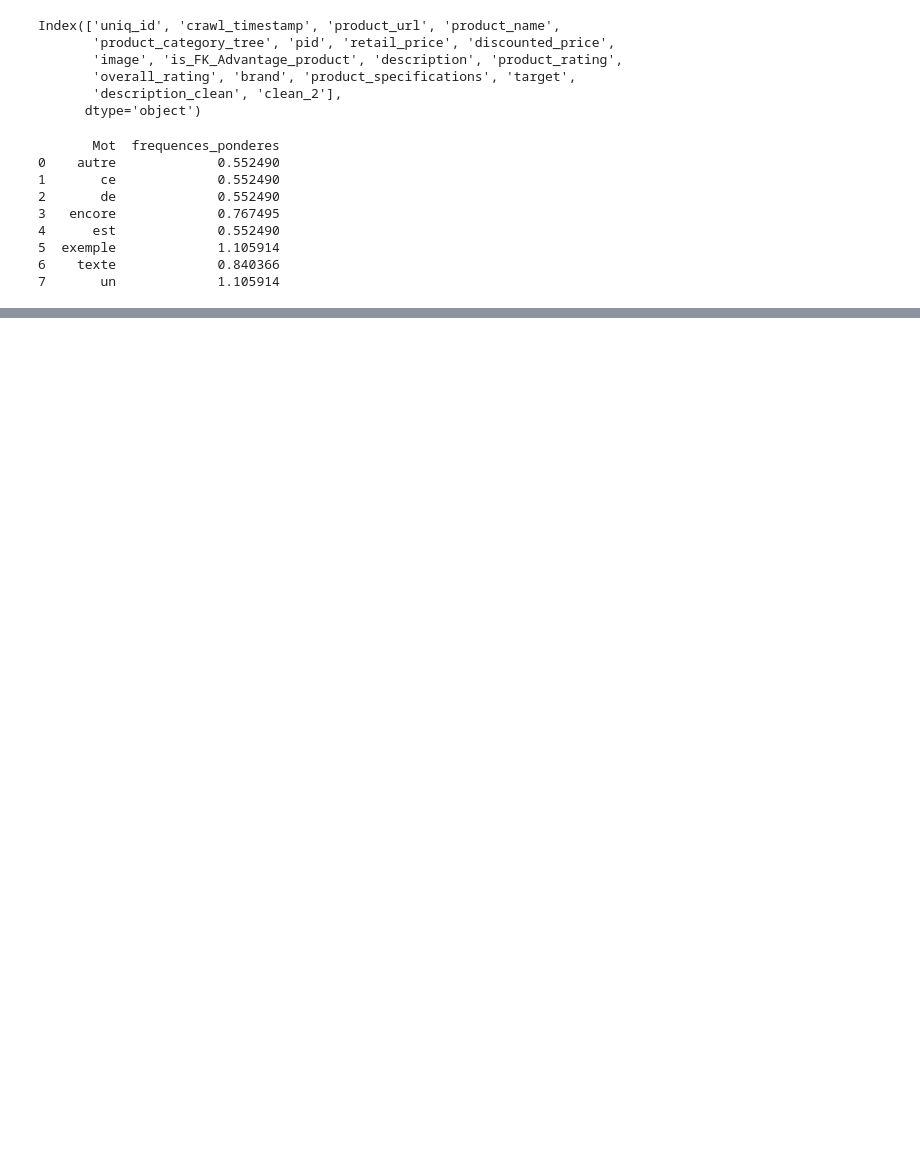
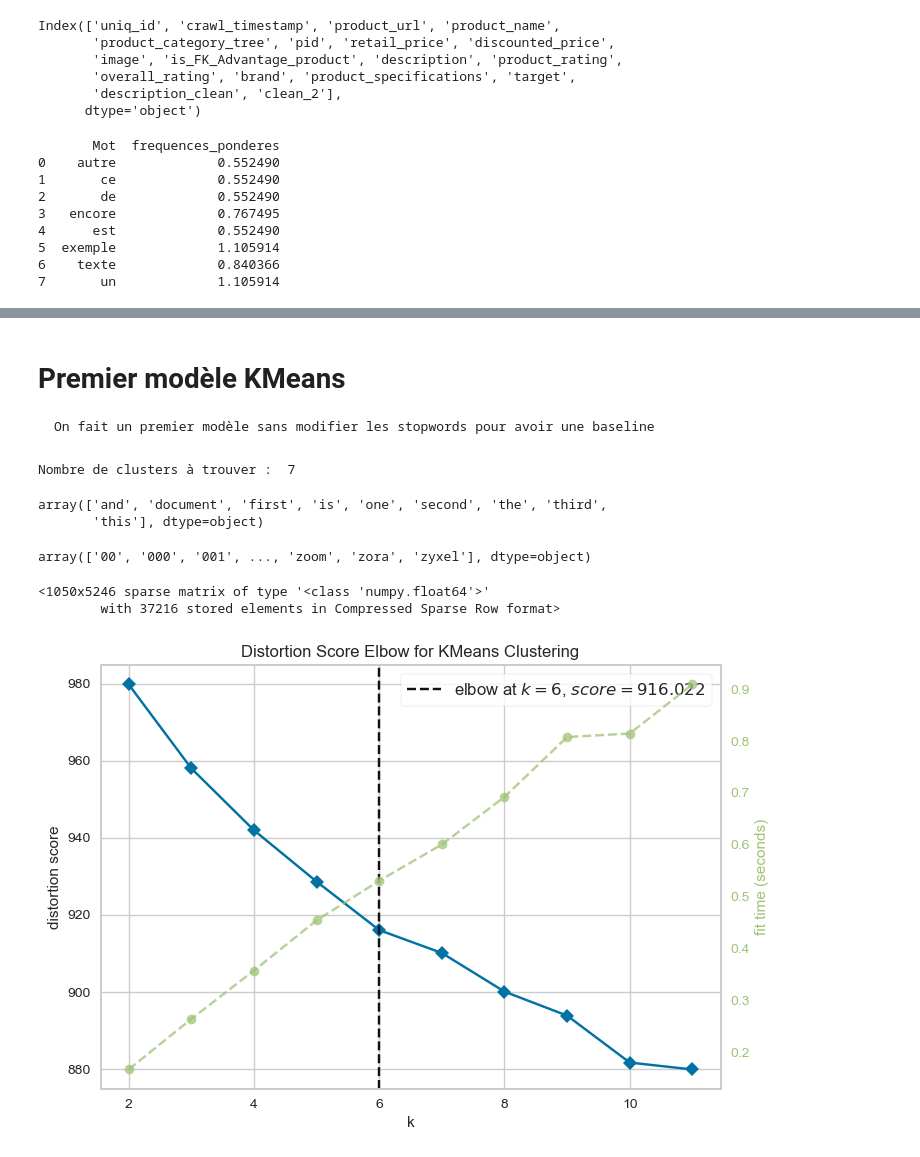
Before and after one commit to ArhurK/P6_NLP_Vison_OC, a Jupyter notebook: P6_Classifiez automatiquement des biens de consommation.ipynb, the cells around one changed output, grey strips where cells are left out. Drawn from its saved outputs; the diff is of its cells as text; code cells hidden in the pictures; blank space fills up the shorter version.

```diff
--- a/P6_Classifiez automatiquement des biens de consommation.ipynb
+++ b/P6_Classifiez automatiquement des biens de consommation.ipynb
@@ -515,0 +629,7 @@ generer_tfidf((df['description_clean'])).sort_values('frequences_ponderes',ascen
+# %% [markdown]
+# Premier modèle KMeans
+    On fait un premier modèle sans modifier les stopwords pour avoir une baseline
+# %%
+print('Nombre de clusters à trouver : ',df['target'].nunique())
+# %% [output]
+Nombre de clusters à trouver :  7
@@ -515,0 +639,39 @@ generer_tfidf((df['description_clean'])).sort_values('frequences_ponderes',ascen
+# %%
+from sklearn.feature_extraction.text import TfidfVectorizer
+
+# Exemple de code de la documentation de scikit-learn
+corpus = [
+'This is the first document.',
+    'This document is the second document.',
+     'And this is the third one.',
+    'Is this the first document?',
+]
+vectorizer = TfidfVectorizer()
+X = vectorizer.fit_transform(corpus)
+vectorizer.get_feature_names_out()
+# %% [output]
+array(['and', 'document', 'first', 'is', 'one', 'second', 'the', 'third',
+       'this'], dtype=object)
+# %%
+# Sur nos données
+vectorizer = TfidfVectorizer()
+X = vectorizer.fit_transform(df['description_clean'])
+vectorizer.get_feature_names_out()
+# %% [output]
+array(['00', '000', '001', ..., 'zoom', 'zora', 'zyxel'], dtype=object)
+# %%
+X
+# %% [output]
+<1050x5246 sparse matrix of type '<class 'numpy.float64'>'
+        with 37216 stored elements in Compressed Sparse Row format>
+# %%
+# Instantiate the clustering model and visualizer
+model = KMeans()
+visualizer = KElbowVisualizer(model, k=(2,12))
+
+visualizer.fit((X))    # Fit the data to the visualizer
+visualizer.poof()    # Draw/show/poof the data
+
+plt.show()
+# %% [output]
+[figure, added]
```
Also changed, not shown: parts of 30 cells of this notebook.
